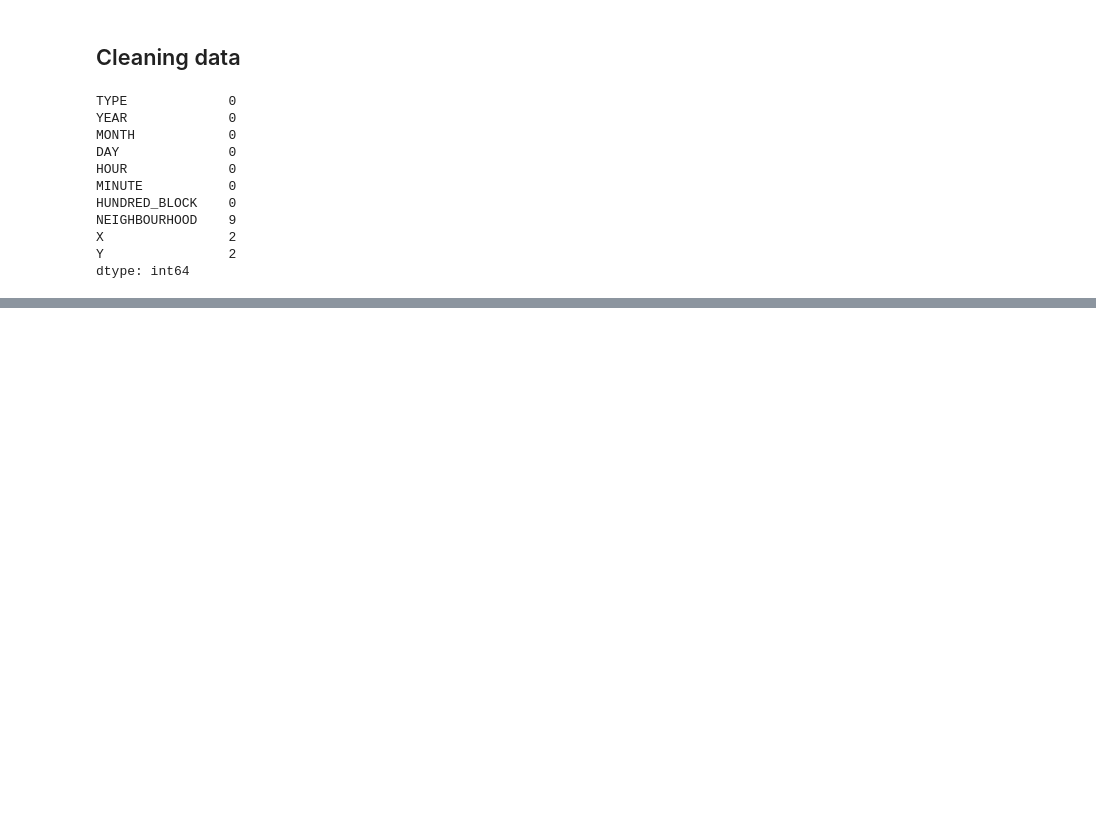
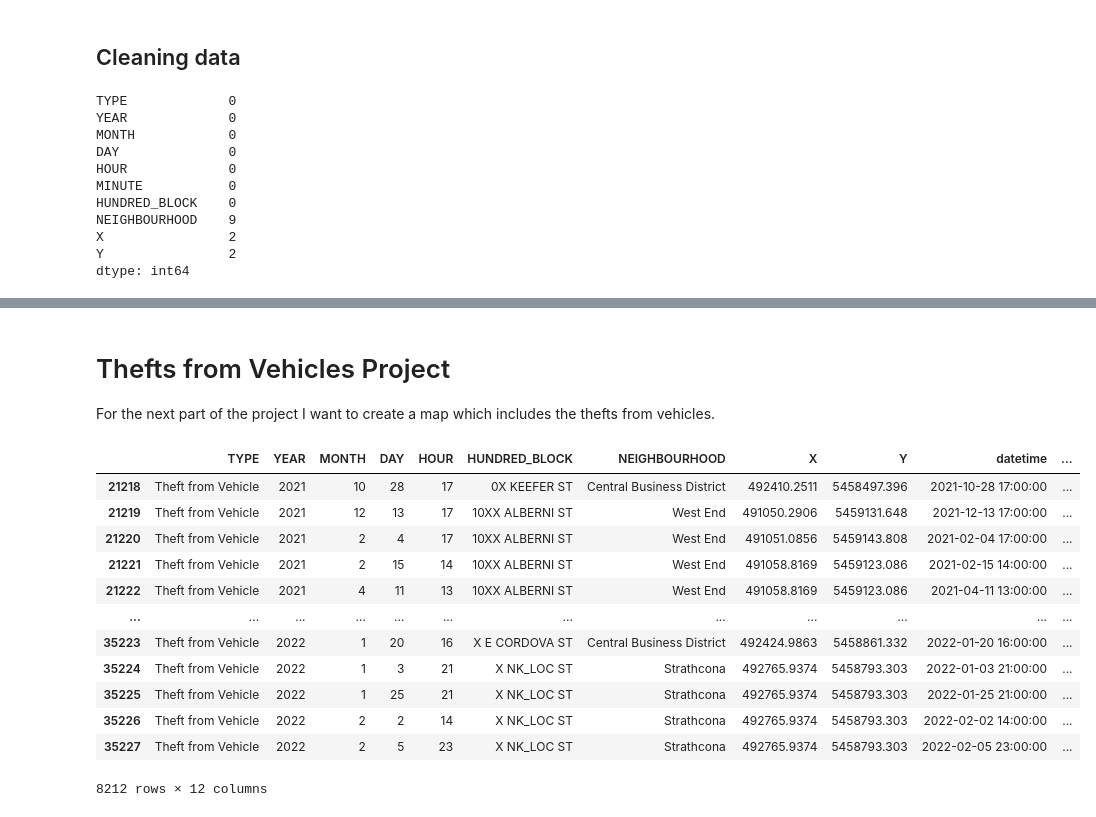
Before and after one commit to LazarAdamovic/Crime-in-Vancouver, a Jupyter notebook: Jupyter_notebooks_preprocessing.ipynb, the cells around one changed output, grey strips where cells are left out. Saved outputs shown, nothing was run; the diff lists cells and outputs as text; code cells hidden in the pictures; blank space fills up the shorter version.

```diff
--- a/Jupyter_notebooks_preprocessing.ipynb
+++ b/Jupyter_notebooks_preprocessing.ipynb
@@ -140,0 +130,24 @@ df=df.merge(df.apply(rule, axis=1), left_index=True, right_index=True)
+# %% [markdown]
+# Thefts from Vehicles Project
+
+For the next part of the project I want to create a map which includes the thefts from vehicles.
+# %%
+# first I will drop all the other types of crime
+
+df_car_thefts=df[df['TYPE']=='Theft from Vehicle']
+# %%
+df_car_thefts
+# %% [output]
+|  | TYPE | YEAR | MONTH | DAY | HOUR | HUNDRED_BLOCK | NEIGHBOURHOOD | X | Y | datetime | ... |
+| 21218 | Theft from Vehicle | 2021 | 10 | 28 | 17 | 0X KEEFER ST | Central Business District | 492410.2511 | 5458497.396 | 2021-10-28 17:00:00 | ... |
+| 21219 | Theft from Vehicle | 2021 | 12 | 13 | 17 | 10XX ALBERNI ST | West End | 491050.2906 | 5459131.648 | 2021-12-13 17:00:00 | ... |
+| 21220 | Theft from Vehicle | 2021 | 2 | 4 | 17 | 10XX ALBERNI ST | West End | 491051.0856 | 5459143.808 | 2021-02-04 17:00:00 | ... |
+| 21221 | Theft from Vehicle | 2021 | 2 | 15 | 14 | 10XX ALBERNI ST | West End | 491058.8169 | 5459123.086 | 2021-02-15 14:00:00 | ... |
+| 21222 | Theft from Vehicle | 2021 | 4 | 11 | 13 | 10XX ALBERNI ST | West End | 491058.8169 | 5459123.086 | 2021-04-11 13:00:00 | ... |
+| ... | ... | ... | ... | ... | ... | ... | ... | ... | ... | ... | ... |
+| 35223 | Theft from Vehicle | 2022 | 1 | 20 | 16 | X E CORDOVA ST | Central Business District | 492424.9863 | 5458861.332 | 2022-01-20 16:00:00 | ... |
+| 35224 | Theft from Vehicle | 2022 | 1 | 3 | 21 | X NK_LOC ST | Strathcona | 492765.9374 | 5458793.303 | 2022-01-03 21:00:00 | ... |
+| 35225 | Theft from Vehicle | 2022 | 1 | 25 | 21 | X NK_LOC ST | Strathcona | 492765.9374 | 5458793.303 | 2022-01-25 21:00:00 | ... |
+| 35226 | Theft from Vehicle | 2022 | 2 | 2 | 14 | X NK_LOC ST | Strathcona | 492765.9374 | 5458793.303 | 2022-02-02 14:00:00 | ... |
+| 35227 | Theft from Vehicle | 2022 | 2 | 5 | 23 | X NK_LOC ST | Strathcona | 492765.9374 | 5458793.303 | 2022-02-05 23:00:00 | ... |
+8212 rows × 12 columns
```
Also changed, not shown: parts of 15 cells of this notebook.
